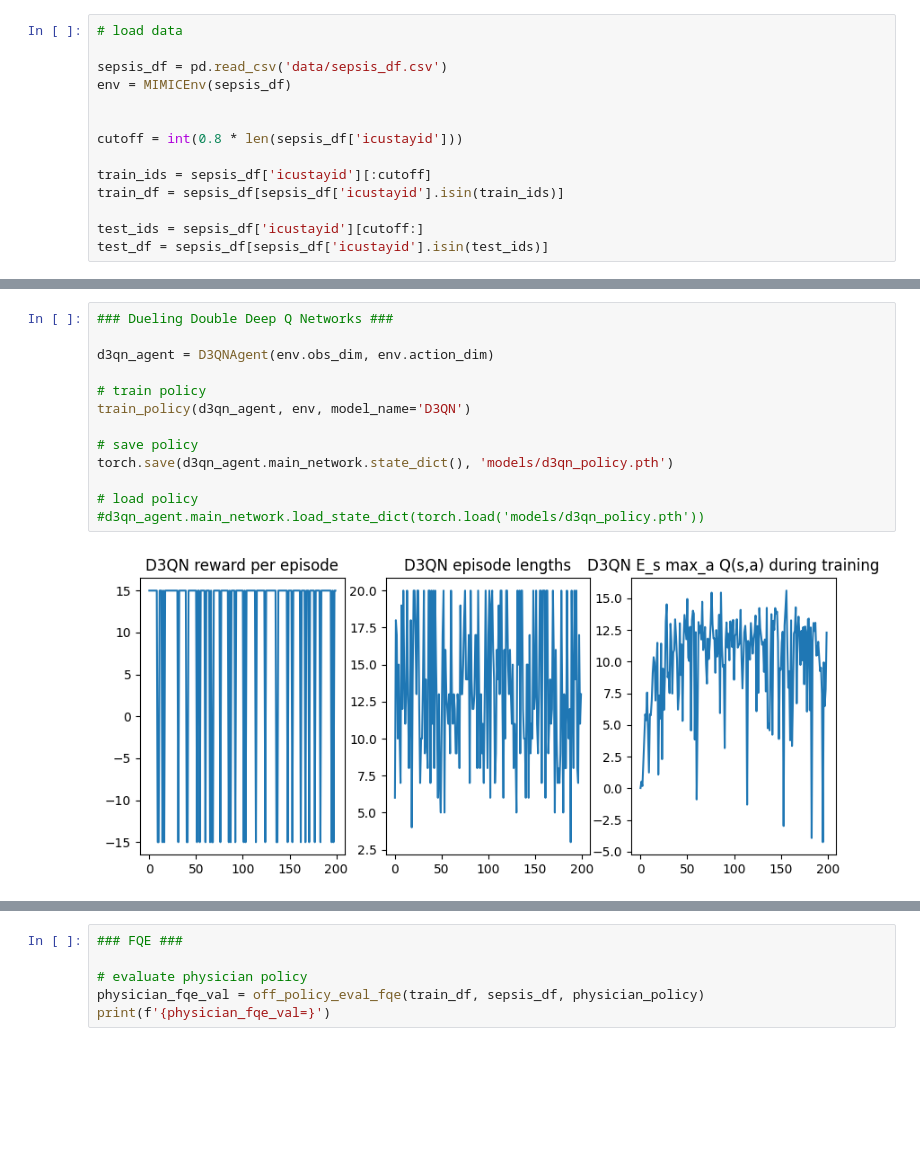
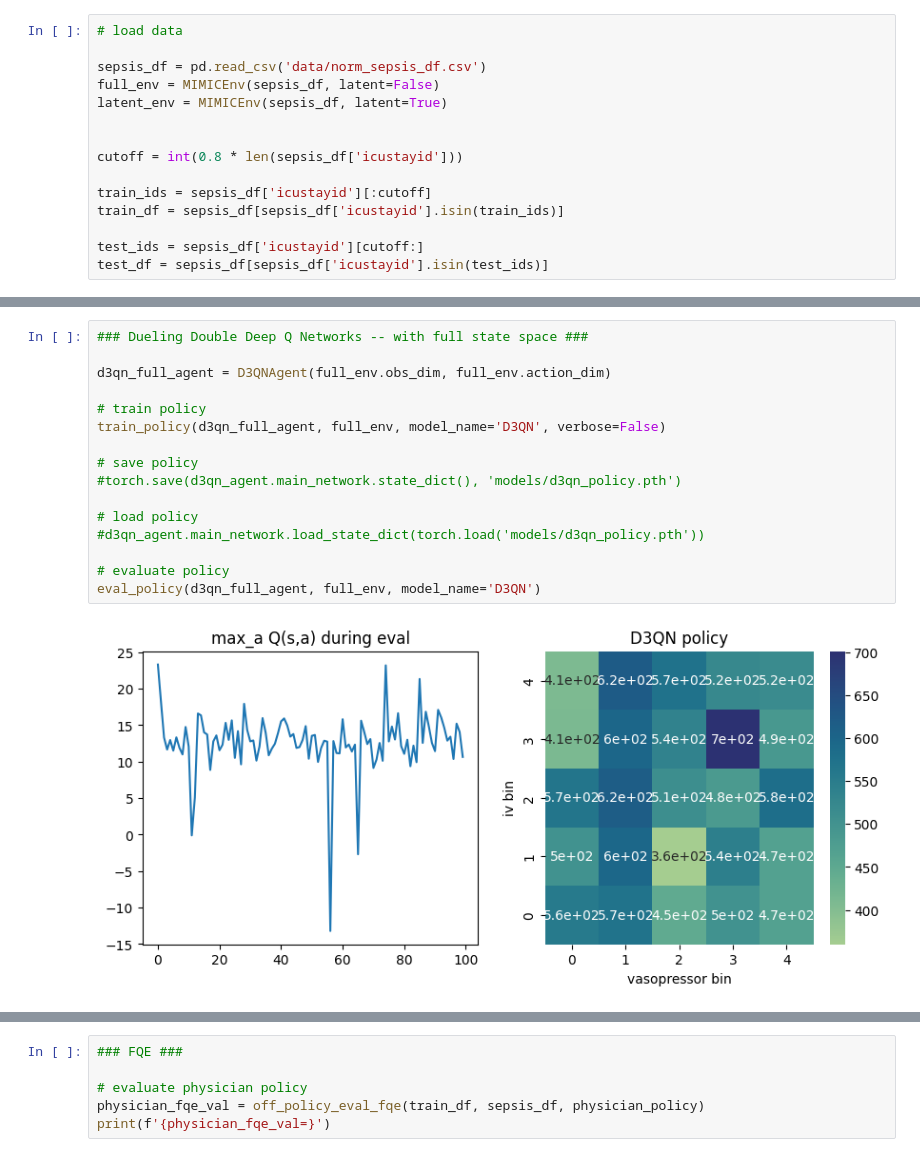
Before and after one commit to weissguy/rl-sepsis, a Jupyter notebook: mimic_policies.ipynb, the cells around one changed output, grey strips where cells are left out. Saved outputs shown, nothing was run; the diff lists cells and outputs as text; blank space fills up the shorter version.

```diff
--- a/mimic_policies.ipynb
+++ b/mimic_policies.ipynb
@@ -17,8 +18,9 @@ warnings.filterwarnings('ignore')
 # %%
 # load data
 
-sepsis_df = pd.read_csv('data/sepsis_df.csv')
-env = MIMICEnv(sepsis_df)
+sepsis_df = pd.read_csv('data/norm_sepsis_df.csv')
+full_env = MIMICEnv(sepsis_df, latent=False)
+latent_env = MIMICEnv(sepsis_df, latent=True)
 
 
 cutoff = int(0.8 * len(sepsis_df['icustayid']))
@@ -153,15 +210,18 @@ def plot_heatmap(array, plot_title, ax):
 # %%
-### Dueling Double Deep Q Networks ###
+### Dueling Double Deep Q Networks -- with full state space ###
 
-d3qn_agent = D3QNAgent(env.obs_dim, env.action_dim)
+d3qn_full_agent = D3QNAgent(full_env.obs_dim, full_env.action_dim)
 
 # train policy
-train_policy(d3qn_agent, env, model_name='D3QN')
+train_policy(d3qn_full_agent, full_env, model_name='D3QN', verbose=False)
 
 # save policy
-torch.save(d3qn_agent.main_network.state_dict(), 'models/d3qn_policy.pth')
+#torch.save(d3qn_agent.main_network.state_dict(), 'models/d3qn_policy.pth')
 
 # load policy
 #d3qn_agent.main_network.load_state_dict(torch.load('models/d3qn_policy.pth'))
+
+# evaluate policy
+eval_policy(d3qn_full_agent, full_env, model_name='D3QN')
 # %% [output]
-[figure, old version]
+[figure, new version]
```
Also changed, not shown: parts of 14 cells of this notebook, 10 other files.
